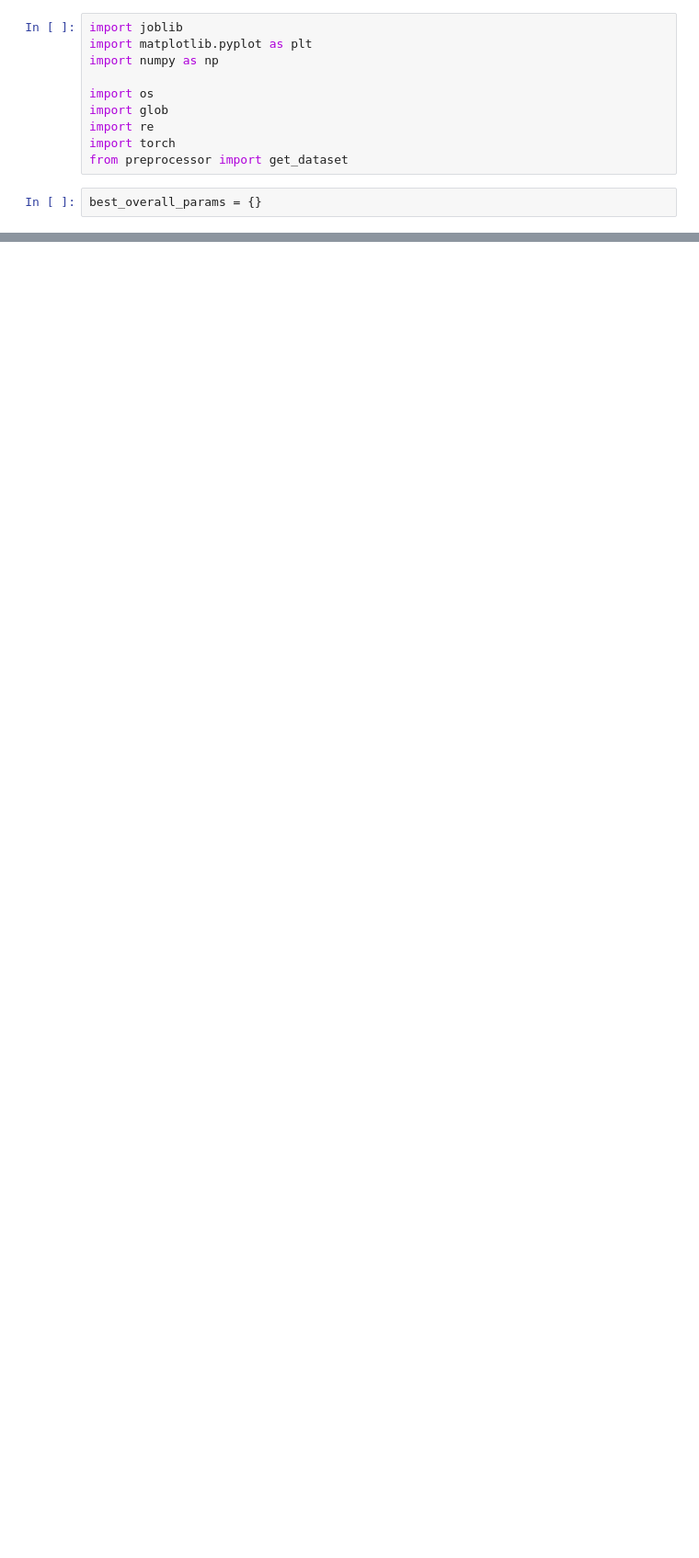
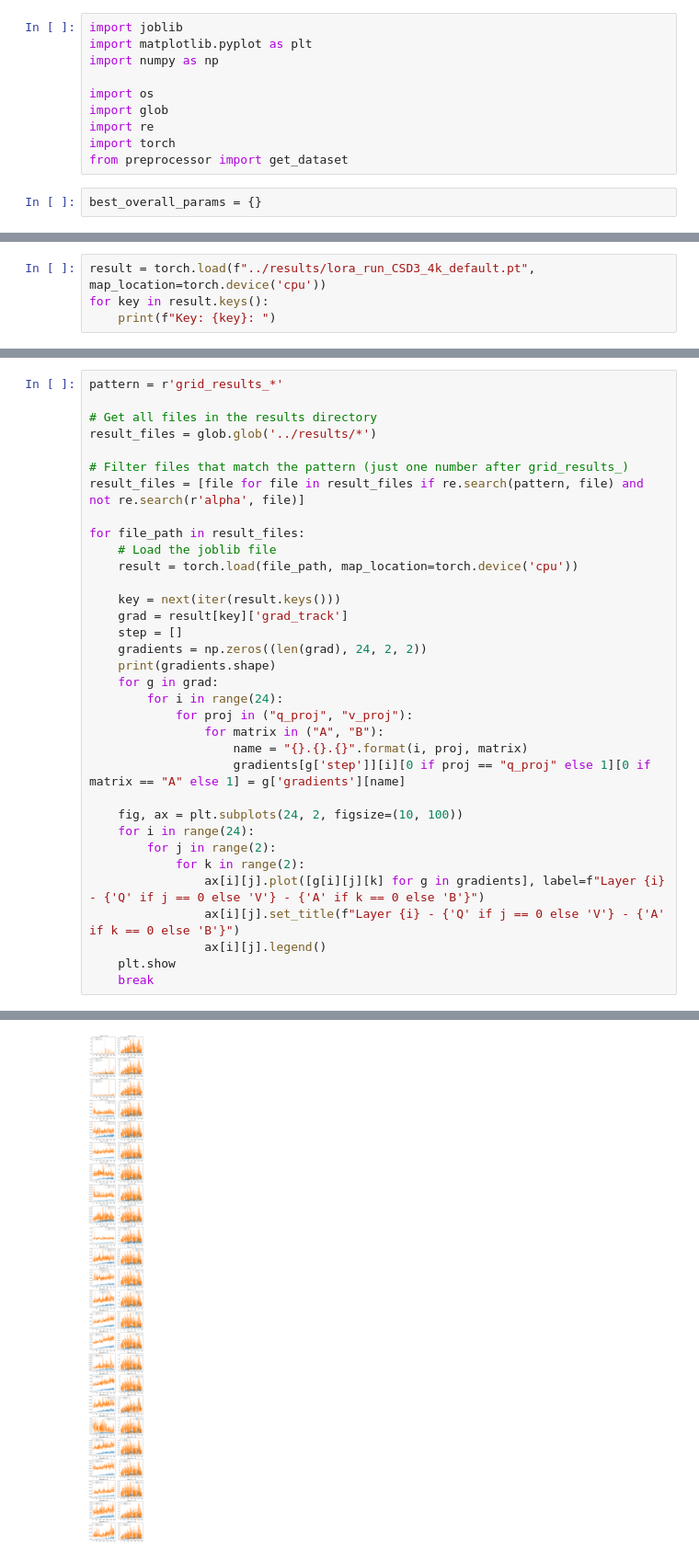
Before and after one commit to ljf441/tsllm, a Jupyter notebook: src/admin.ipynb, the cells around one changed output, grey strips where cells are left out. Shown at 92% size. Saved outputs shown, nothing was run; the diff lists cells and outputs as text; blank space fills up the shorter version.

Commit message:
track gradients

```diff
--- a/src/admin.ipynb
+++ b/src/admin.ipynb
@@ -149,0 +153,4 @@ Best file: 768
+# %%
+result = torch.load(f"../results/lora_run_CSD3_4k_default.pt", map_location=torch.device('cpu'))
+for key in result.keys():
+    print(f"Key: {key}: ")
@@ -149,0 +164,35 @@ Best file: 768
+# %%
+pattern = r'grid_results_*'
+
+# Get all files in the results directory
+result_files = glob.glob('../results/*')
+
+# Filter files that match the pattern (just one number after grid_results_)
+result_files = [file for file in result_files if re.search(pattern, file) and not re.search(r'alpha', file)]
+
+for file_path in result_files:
+    # Load the joblib file
+    result = torch.load(file_path, map_location=torch.device('cpu'))
+
+    key = next(iter(result.keys()))
+    grad = result[key]['grad_track']
+    step = []
+    gradients = np.zeros((len(grad), 24, 2, 2))
+    print(gradients.shape)
+    for g in grad:
+        for i in range(24):
+            for proj in ("q_proj", "v_proj"):
+                for matrix in ("A", "B"):
+                    name = "{}.{}.{}".format(i, proj, matrix)
+                    gradients[g['step']][i][0 if proj == "q_proj" else 1][0 if matrix == "A" else 1] = g['gradients'][name]
+
+    fig, ax = plt.subplots(24, 2, figsize=(10, 100))
+    for i in range(24):
+        for j in range(2):
+            for k in range(2):
+                ax[i][j].plot([g[i][j][k] for g in gradients], label=f"Layer {i} - {'Q' if j == 0 else 'V'} - {'A' if k == 0 else 'B'}")
+                ax[i][j].set_title(f"Layer {i} - {'Q' if j == 0 else 'V'} - {'A' if k == 0 else 'B'}")
+                ax[i][j].legend()
+    plt.show
+    break
+# %% [output]
@@ -150 +200,2 @@ Best file: 768
+[figure, added]
 # %%
```
Also changed, not shown: parts of 7 cells of this notebook, 27 other files.
